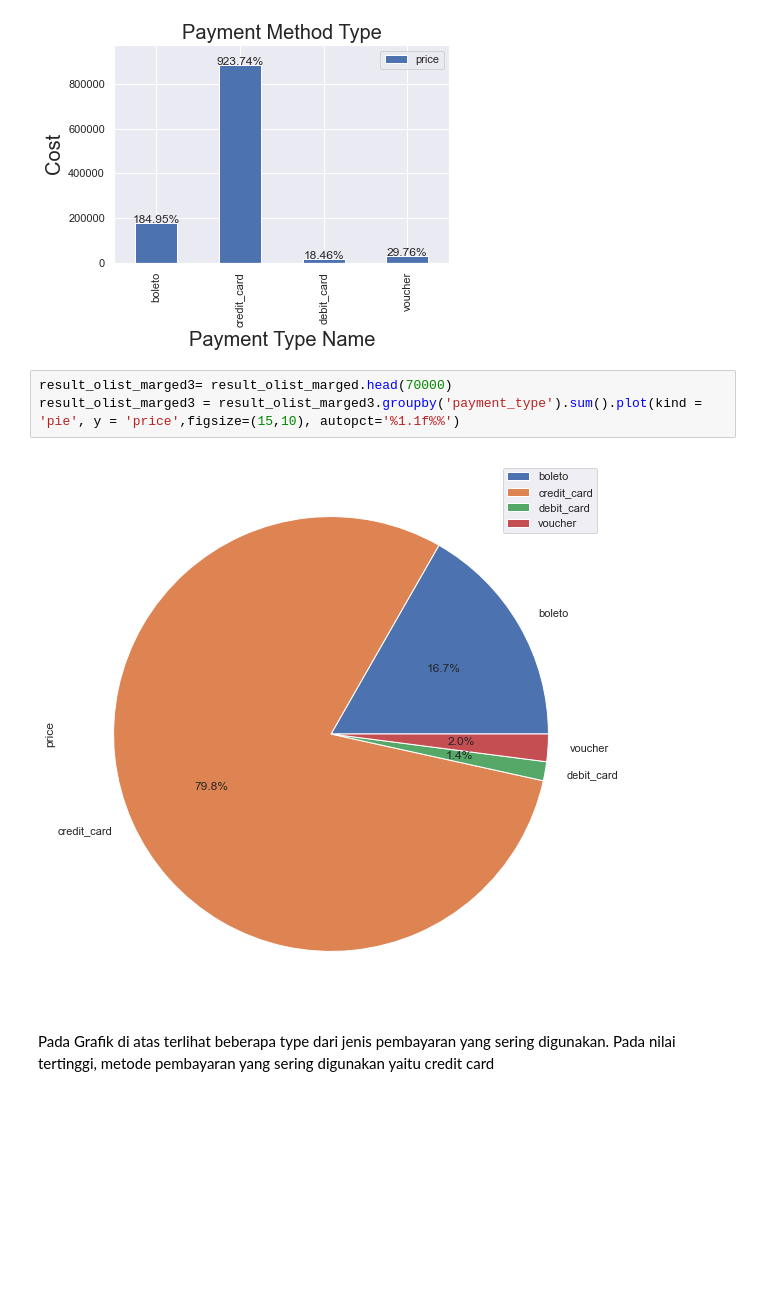
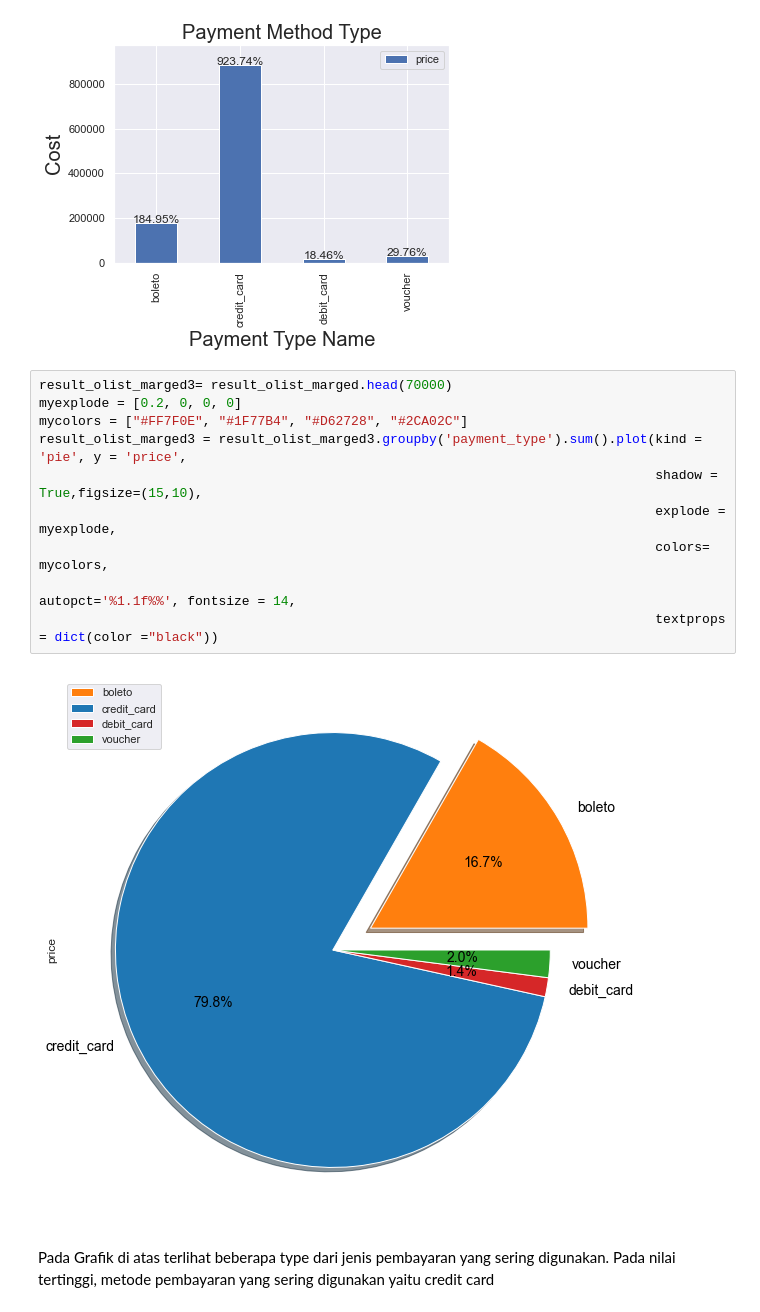
Before and after one commit to Arif-Widagdo/Data-Analysis-on-the-Brazilian-E-Commerce-Public-Dataset-by-Olist, a Jupyter notebook: code/Tugas01_04.ipynb, the cells around one changed output. Cells and saved outputs as stored; diff of their text form; blank space fills up the shorter version.

Commit message:
Upload file Powerpoint dan revisi sedikit visualisasi

```diff
--- a/code/Tugas01_04.ipynb
+++ b/code/Tugas01_04.ipynb
@@ -587,9 +578,16 @@ plt.show()
 [figure]
 # %%
 result_olist_marged3= result_olist_marged.head(70000)
-result_olist_marged3 = result_olist_marged3.groupby('payment_type').sum().plot(kind = 'pie', y = 'price',figsize=(15,10), autopct='%1.1f%%')
+myexplode = [0.2, 0, 0, 0]
+mycolors = ["#FF7F0E", "#1F77B4", "#D62728", "#2CA02C"]
+result_olist_marged3 = result_olist_marged3.groupby('payment_type').sum().plot(kind = 'pie', y = 'price',
+                                                                               shadow = True,figsize=(15,10),
+                                                                               explode = myexplode,
+                                                                               colors= mycolors,
+                                                                               autopct='%1.1f%%', fontsize = 14,
+                                                                               textprops = dict(color ="black"))
 # %% [output]
-[figure, old version]
+[figure, new version]
 # %% [markdown]
 Pada Grafik di atas terlihat beberapa type dari jenis pembayaran yang sering digunakan. Pada nilai tertinggi, metode pembayaran yang sering digunakan yaitu credit card
 # %% [markdown]
```
Also changed, not shown: parts of 8 cells of this notebook.
